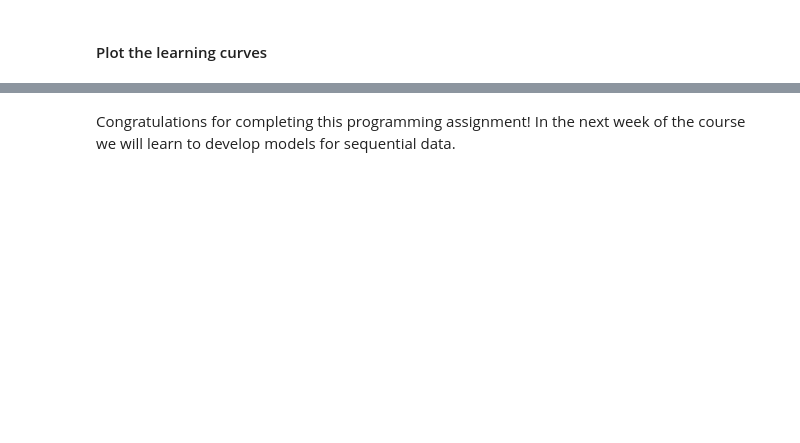
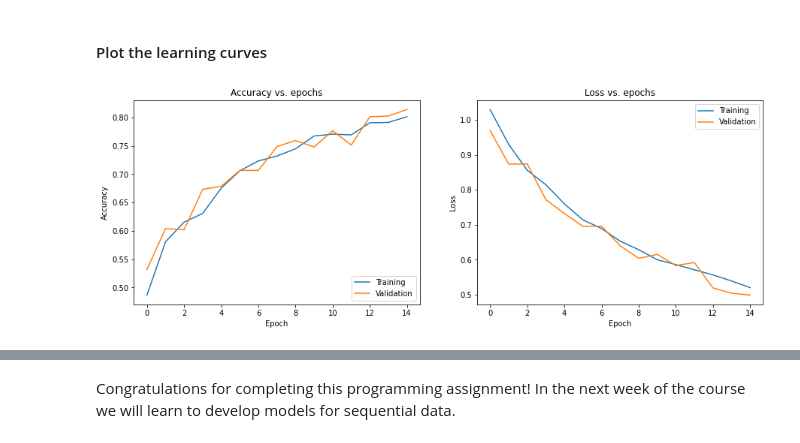
Before and after one commit to Calcifer777/learn-deep-learning, a Jupyter notebook: tensorflow/coursera-customizing-your-models-with-tensorflow/w2-assignment.ipynb, the cells around one changed output, grey strips where cells are left out. Saved outputs shown, nothing was run; the diff lists cells and outputs as text; code cells hidden in the pictures; blank space fills up the shorter version.

```diff
--- a/tensorflow/coursera-customizing-your-models-with-tensorflow/w2-assignment.ipynb
+++ b/tensorflow/coursera-customizing-your-models-with-tensorflow/w2-assignment.ipynb
@@ -436,6 +577,8 @@ Your function should then batch the data with a batch size of 16, dropping the l
 
 # Complete the following function.
 # Make sure to not change the function name or arguments.
+
+from tensorflow.data import Dataset
 
 def create_dataset(data, labels):
     """
@@ -445,7 +588,14 @@ def create_dataset(data, labels):
     remainder if 16 does not divide the number of elements in the dataset.
     The function should return the tf.data.Dataset object.
     """
-    dataset = None
+    batch_size = 16
+
+    dataset = (
+        Dataset
+        .from_tensor_slices((train_data, train_labels))
+        # .batch(batch_size=batch_size, drop_remainder=True)
+    )
+
     return dataset
 # %%
 # Run the below cell to convert the training and test data and labels into datasets
@@ -479,7 +632,11 @@ def filter_classes(dataset, classes):
     label belongs to one of the integers in the classes list.
     The function should then return the filtered Dataset object.
     """
-    pass
+
+    def aux_filter(image, label):
+        return tf.math.reduce_any(tf.equal(label, classes))
+
+    return dataset.filter(aux_filter)
 # %%
 # Run the below cell to filter the datasets using your function
 
@@ -513,7 +670,16 @@ def map_labels(dataset):
     one-hot vector. The encoding should be done according to the above specification.
     The function should then return the mapped Dataset object.
     """
-    pass
+    def map_aux(image, label):
+        if tf.math.reduce_any(tf.equal(label, 0)):
+            label = tf.constant([1., 0., 0.])
+        elif tf.math.reduce_any(tf.equal(label, 29)):
+            label = tf.constant([0., 1., 0.])
+        else:
+            label = tf.constant([0., 0., 1.])
+        return (image, label)
+
+    return dataset.map(map_aux)
 # %%
 # Run the below cell to one-hot encode the training and test labels.
 
@@ -542,7 +708,12 @@ def map_images(dataset):
     above specification. The function should then return the mapped Dataset object.
     """
 
-    pass
+    def map_aux(image, label):
+        image = tf.cast(image, tf.float32) / 255.0
+        image = tf.reduce_mean(image, axis=2, keepdims=True)
+        return image, label
+
+    return dataset.map(map_aux)
 # %%
 # Run the below cell to apply your mapping function to the datasets
 
@@ -597,27 +789,29 @@ history = cifar_model.fit(train_dataset_bw, validation_data=test_dataset_bw, epo
 # %%
 # Run this cell to plot accuracy vs epoch and loss vs epoch
 
 plt.figure(figsize=(15,5))
 plt.subplot(121)
 try:
-    plt.plot(history.history['accuracy'])
-    plt.plot(history.history['val_accuracy'])
+    plt.plot(history.history['categorical_accuracy'])
+    plt.plot(history.history['val_categorical_accuracy'])
 except KeyError:
     plt.plot(history.history['acc'])
     plt.plot(history.history['val_acc'])
 plt.title('Accuracy vs. epochs')
 plt.ylabel('Accuracy')
 plt.xlabel('Epoch')
 plt.legend(['Training', 'Validation'], loc='lower right')
 
 plt.subplot(122)
 plt.plot(history.history['loss'])
 plt.plot(history.history['val_loss'])
 plt.title('Loss vs. epochs')
 plt.ylabel('Loss')
 plt.xlabel('Epoch')
 plt.legend(['Training', 'Validation'], loc='upper right')
 plt.show()
+# %% [output]
+[figure, added]
 # %%
 # Create an iterable from the batched test dataset
 
```
Also changed, not shown: parts of 29 cells of this notebook, 1 other file.
